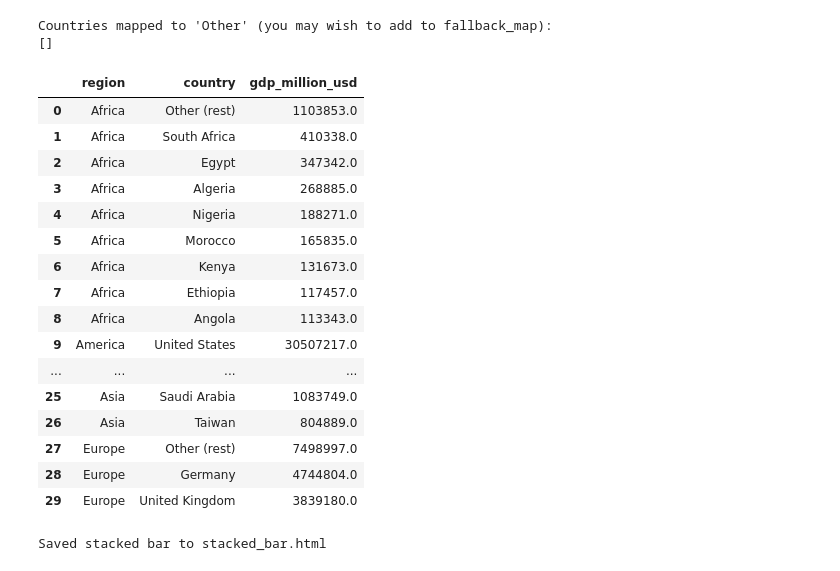
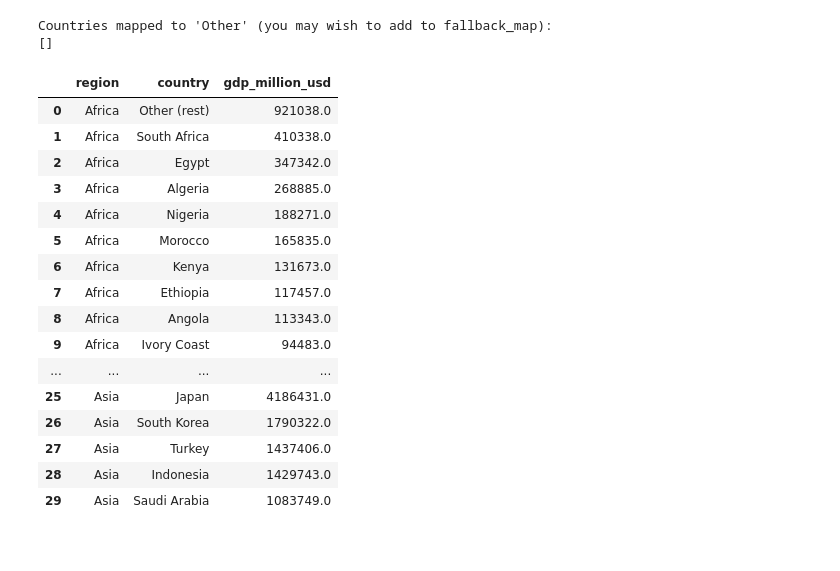
Before and after one commit to Kavisha-29-R/homework-5-Kavisha-29-R, a Jupyter notebook: hw5.ipynb, the cells around one changed output. Cells and saved outputs as stored; diff of their text form; code cells hidden in the pictures.

```diff
--- a/hw5.ipynb
+++ b/hw5.ipynb
@@ -246,34 +247,34 @@ Countries mapped to 'Other' (you may wish to add to fallback_map):
 # %%
 # For readability: pick the top N countries per region to include in the stacked bar.
 # If you want *all* countries you can skip the top-N filter, but stacks become unreadable.
-TOP_N = 8  # top 8 countries per region
+TOP_N = 10  # top 10 countries per region
 
 top_countries = (
     df
     .sort_values(["region","gdp_million_usd"], ascending=[True, False])
     .groupby("region")
     .head(TOP_N)
     .reset_index(drop=True)
 )
 
 # We also compute a small 'Other' bucket per region (sum of remaining countries)
 others_summary = (
     df
     .merge(top_countries[['country']], on='country', how='left', indicator=True)
     .query("_merge == 'left_only'")
     .groupby('region', as_index=False)
     .agg(country=('country', lambda s: 'Other (rest)'),
          gdp_million_usd=('gdp_million_usd','sum'))
 )
 
 # combine top countries + other buckets
 plot_df = pd.concat([top_countries[['region','country','gdp_million_usd']], others_summary[['region','country','gdp_million_usd']]], ignore_index=True)
 plot_df = plot_df.sort_values(['region','gdp_million_usd'], ascending=[True, False]).reset_index(drop=True)
 
 plot_df.head(30)
 # %% [output]
 |  | region | country | gdp_million_usd |
-| 0 | Africa | Other (rest) | 1103853.0 |
+| 0 | Africa | Other (rest) | 921038.0 |
 | 1 | Africa | South Africa | 410338.0 |
 | 2 | Africa | Egypt | 347342.0 |
 | 3 | Africa | Algeria | 268885.0 |
@@ -282,40 +283,10 @@ plot_df.head(30)
 | 6 | Africa | Kenya | 131673.0 |
 | 7 | Africa | Ethiopia | 117457.0 |
 | 8 | Africa | Angola | 113343.0 |
-| 9 | America | United States | 30507217.0 |
+| 9 | Africa | Ivory Coast | 94483.0 |
 | ... | ... | ... | ... |
-| 25 | Asia | Saudi Arabia | 1083749.0 |
-| 26 | Asia | Taiwan | 804889.0 |
-| 27 | Europe | Other (rest) | 7498997.0 |
-| 28 | Europe | Germany | 4744804.0 |
-| 29 | Europe | United Kingdom | 3839180.0 |
+| 25 | Asia | Japan | 4186431.0 |
+| 26 | Asia | South Korea | 1790322.0 |
+| 27 | Asia | Turkey | 1437406.0 |
+| 28 | Asia | Indonesia | 1429743.0 |
+| 29 | Asia | Saudi Arabia | 1083749.0 |
-# %%
-# create a stacked bar where each region is on the x-axis and stacks are countries' GDP contributions.
-# We pivot the data so that each country is a color segment.
-pivot = plot_df.pivot_table(index='region', columns='country', values='gdp_million_usd', aggfunc='sum', fill_value=0)
-
-fig = px.bar(pivot,
-             x=pivot.index,
-             y=pivot.columns,
-             title="Regional GDP by country (IMF numbers; each bar = region, stacks = countries)",
-             labels={"value":"GDP (million USD)", "region":"Region"},
-             barmode='relative')  # 'stack' or 'relative' for stacked; 'relative' is same for positive values
-
-# Update layout for readability
-fig.update_layout(
-    xaxis_title="Region",
-    yaxis_title="GDP (million USD)",
-    legend_title="Country",
-    template="plotly_white",
-    height=600,
-)
-
-# Save interactive HTML file
-stacked_bar_filename = "stacked_bar.html"
-fig.write_html(stacked_bar_filename, full_html=True, include_plotlyjs='cdn')
-print(f"Saved stacked bar to {stacked_bar_filename}")
-
-# If running in a notebook, show the figure inline as well
-fig.show()
-# %% [output]
-Saved stacked bar to stacked_bar.html
```
Also changed, not shown: parts of 2 cells of this notebook, 1 other file.
